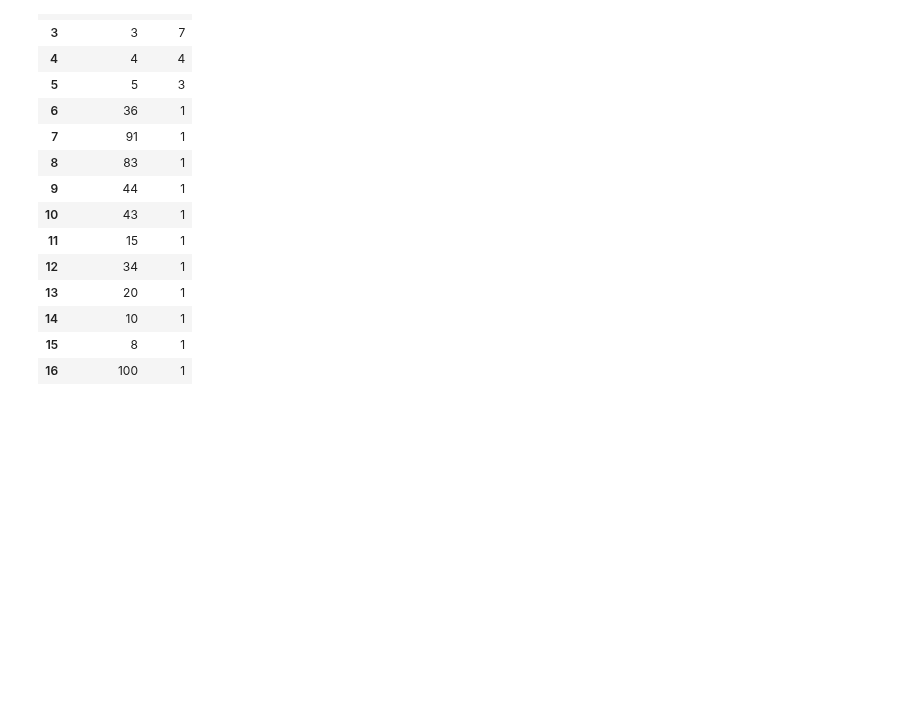
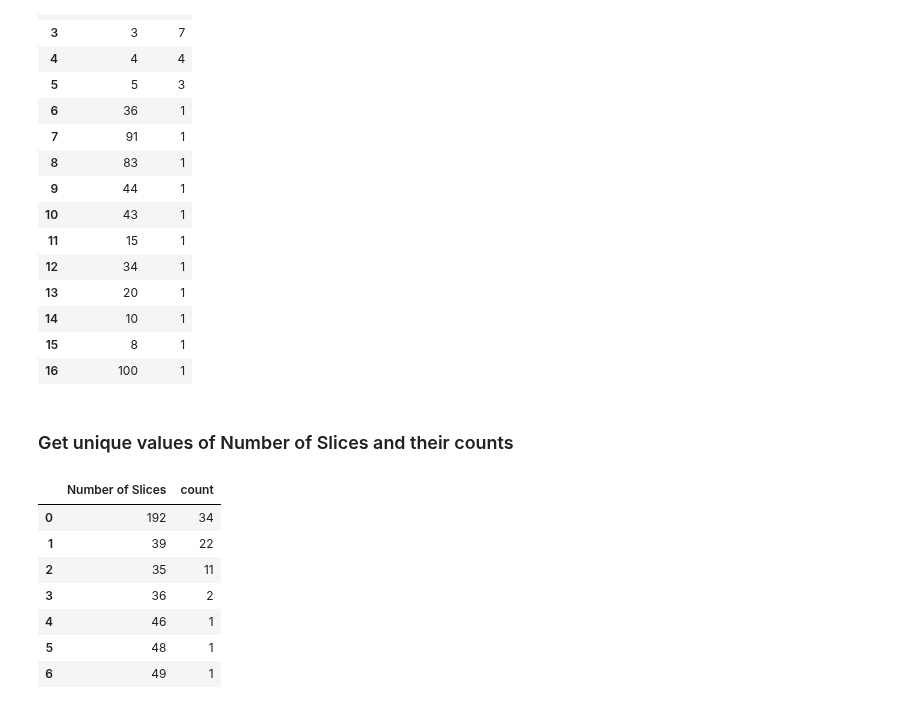
Before and after one commit to UST-SEAL-Team-4/Machine-Learning-Finals-Project, a Jupyter notebook: eda_dataset.ipynb, the cells around one changed output. Drawn from its saved outputs; the diff is of its cells as text; code cells hidden in the pictures; blank space fills up the shorter version.

```diff
--- a/eda_dataset.ipynb
+++ b/eda_dataset.ipynb
@@ -596,3 +596,16 @@ df[['CMB Count']].value_counts().reset_index(name='count')
 | 14 | 10 | 1 |
 | 15 | 8 | 1 |
 | 16 | 100 | 1 |
+# %% [markdown]
+### Get unique values of Number of Slices and their counts
+# %%
+df[['Number of Slices']].value_counts().reset_index(name='count')
+# %% [output]
+|  | Number of Slices | count |
+| 0 | 192 | 34 |
+| 1 | 39 | 22 |
+| 2 | 35 | 11 |
+| 3 | 36 | 2 |
+| 4 | 46 | 1 |
+| 5 | 48 | 1 |
+| 6 | 49 | 1 |
```
Also changed, not shown: parts of 2 cells of this notebook.
